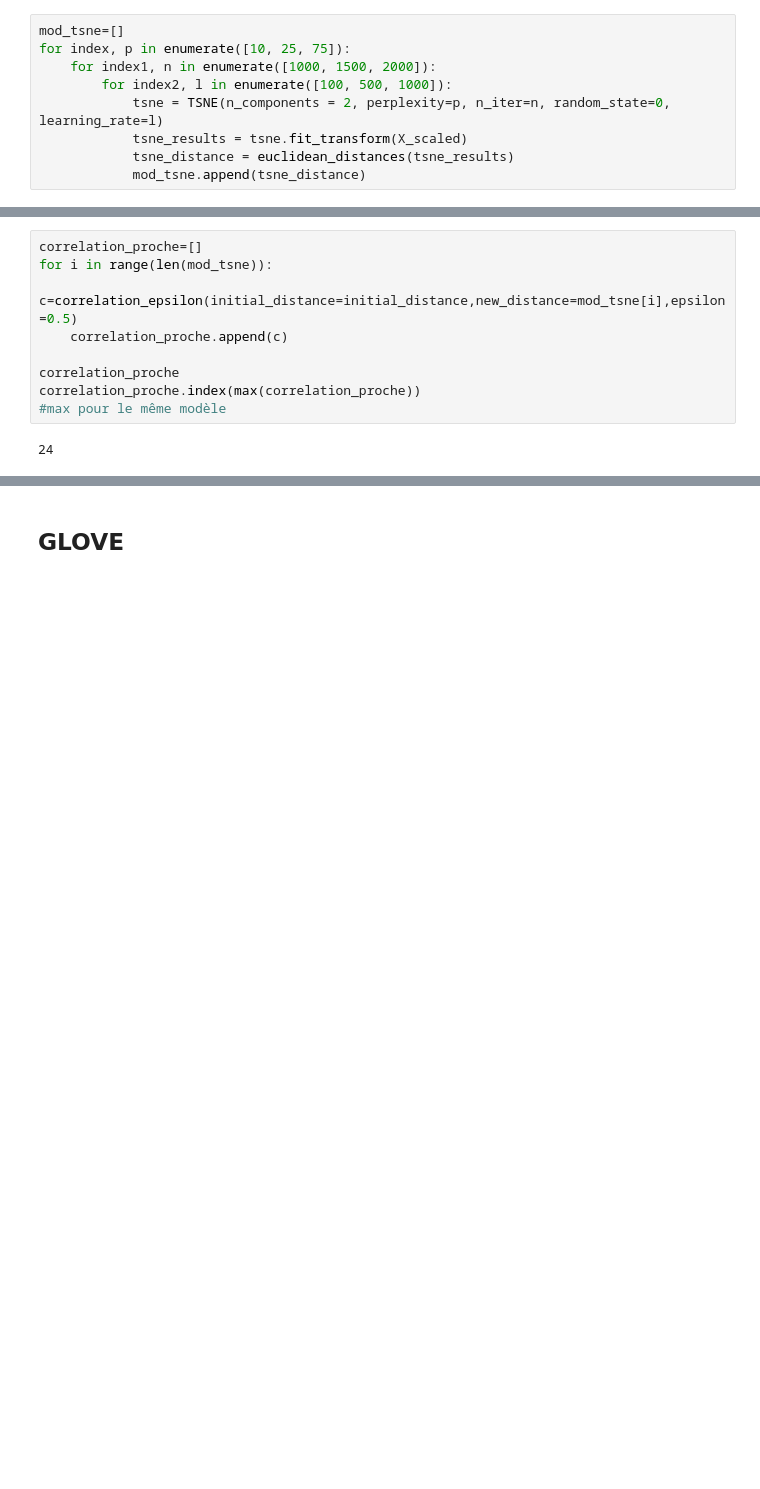
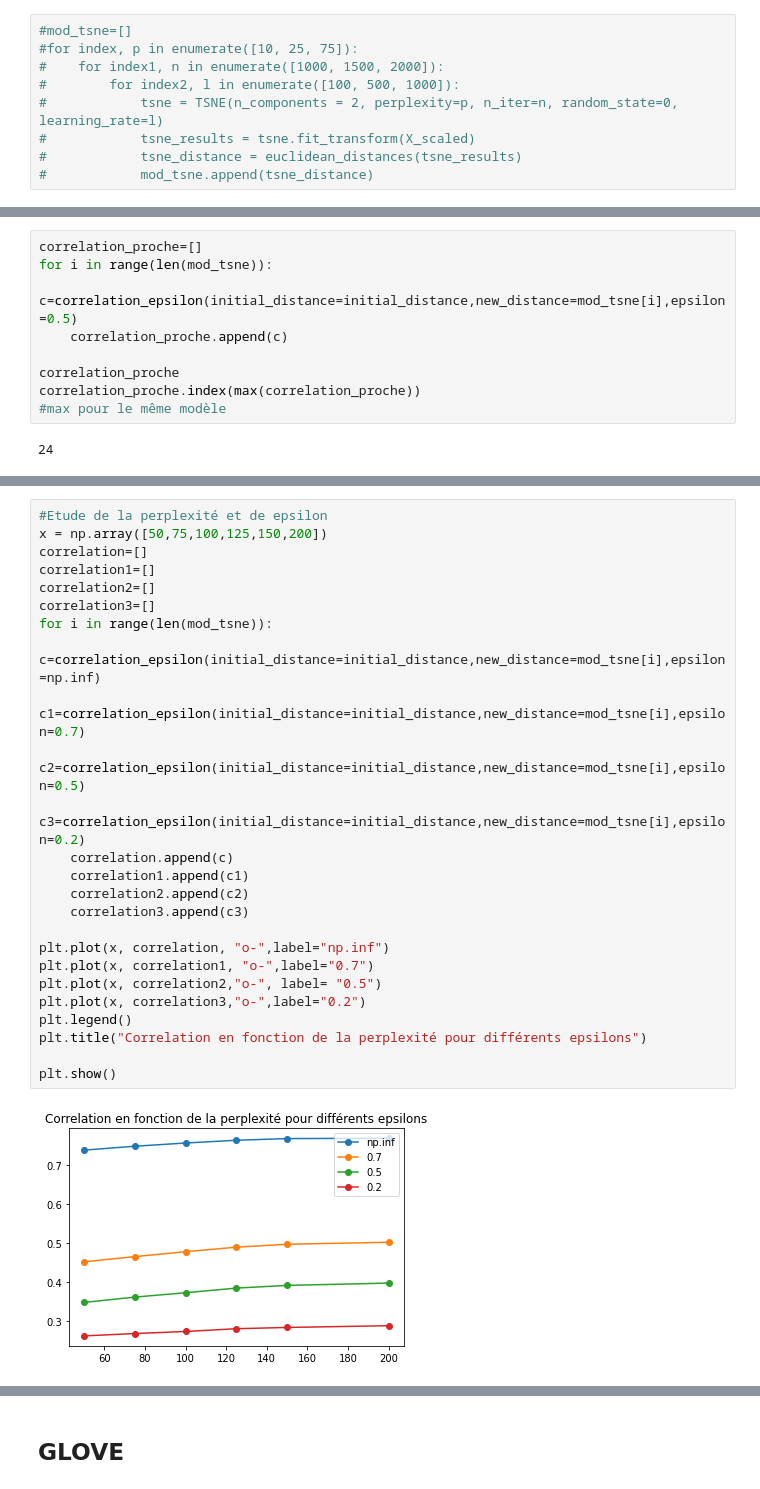
Before and after one commit to dmkant/projet-statistique-2022, a Jupyter notebook: reduction_dim/moyenne/comparaison.ipynb, the cells around one changed output, grey strips where cells are left out. Saved outputs shown, nothing was run; the diff lists cells and outputs as text; blank space fills up the shorter version.

```diff
--- a/reduction_dim/moyenne/comparaison.ipynb
+++ b/reduction_dim/moyenne/comparaison.ipynb
@@ -46,12 +55,12 @@ X_scaled = std_scale.transform(X)
 # %%
-mod_tsne=[]
-for index, p in enumerate([10, 25, 75]):
-    for index1, n in enumerate([1000, 1500, 2000]):
-        for index2, l in enumerate([100, 500, 1000]):
-            tsne = TSNE(n_components = 2, perplexity=p, n_iter=n, random_state=0, learning_rate=l)
-            tsne_results = tsne.fit_transform(X_scaled)
-            tsne_distance = euclidean_distances(tsne_results)
-            mod_tsne.append(tsne_distance)
+#mod_tsne=[]
+#for index, p in enumerate([10, 25, 75]):
+#    for index1, n in enumerate([1000, 1500, 2000]):
+#        for index2, l in enumerate([100, 500, 1000]):
+#            tsne = TSNE(n_components = 2, perplexity=p, n_iter=n, random_state=0, learning_rate=l)
+#            tsne_results = tsne.fit_transform(X_scaled)
+#            tsne_distance = euclidean_distances(tsne_results)
+#            mod_tsne.append(tsne_distance)
 # %% [markdown]
 ### Correlation
 # %%
@@ -94,0 +116,27 @@ correlation_proche.index(max(correlation_proche))
+# %%
+#Etude de la perplexité et de epsilon
+x = np.array([50,75,100,125,150,200])
+correlation=[]
+correlation1=[]
+correlation2=[]
+correlation3=[]
+for i in range(len(mod_tsne)):
+    c=correlation_epsilon(initial_distance=initial_distance,new_distance=mod_tsne[i],epsilon=np.inf)
+    c1=correlation_epsilon(initial_distance=initial_distance,new_distance=mod_tsne[i],epsilon=0.7)
+    c2=correlation_epsilon(initial_distance=initial_distance,new_distance=mod_tsne[i],epsilon=0.5)
+    c3=correlation_epsilon(initial_distance=initial_distance,new_distance=mod_tsne[i],epsilon=0.2)
+    correlation.append(c)
+    correlation1.append(c1)
+    correlation2.append(c2)
+    correlation3.append(c3)
+
+plt.plot(x, correlation, "o-",label="np.inf")
+plt.plot(x, correlation1, "o-",label="0.7")
+plt.plot(x, correlation2,"o-", label= "0.5")
+plt.plot(x, correlation3,"o-",label="0.2")
+plt.legend()
+plt.title("Correlation en fonction de la perplexité pour différents epsilons")
+
+plt.show()
+# %% [output]
+[figure, added]
```
Also changed, not shown: parts of 18 cells of this notebook.
